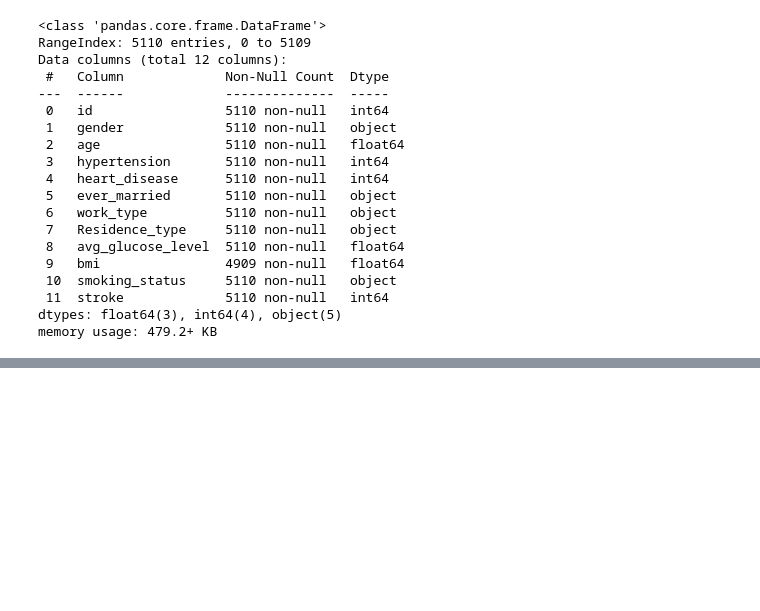
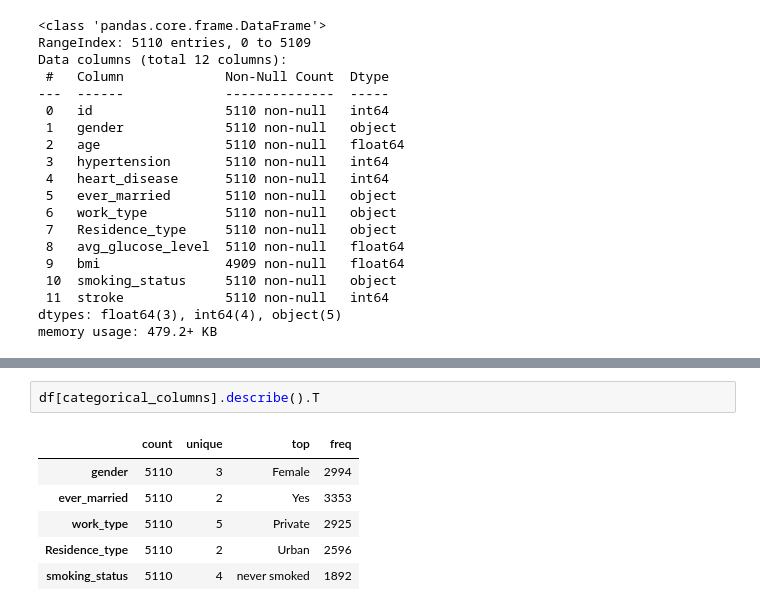
Before and after one commit to KejiaRuan/ECE-225A-Project-Brain-Stroke-Analysis-and-Prediction, a Jupyter notebook: data_analysis.ipynb, the cells around one changed output, grey strips where cells are left out. Cells and saved outputs as stored; diff of their text form; blank space fills up the shorter version.

```diff
--- a/data_analysis.ipynb
+++ b/data_analysis.ipynb
@@ -53,0 +83,9 @@ df.describe()
+# %%
+df[categorical_columns].describe().T
+# %% [output]
+|  | count | unique | top | freq |
+| gender | 5110 | 3 | Female | 2994 |
+| ever_married | 5110 | 2 | Yes | 3353 |
+| work_type | 5110 | 5 | Private | 2925 |
+| Residence_type | 5110 | 2 | Urban | 2596 |
+| smoking_status | 5110 | 4 | never smoked | 1892 |
```
Also changed, not shown: parts of 21 cells of this notebook.
